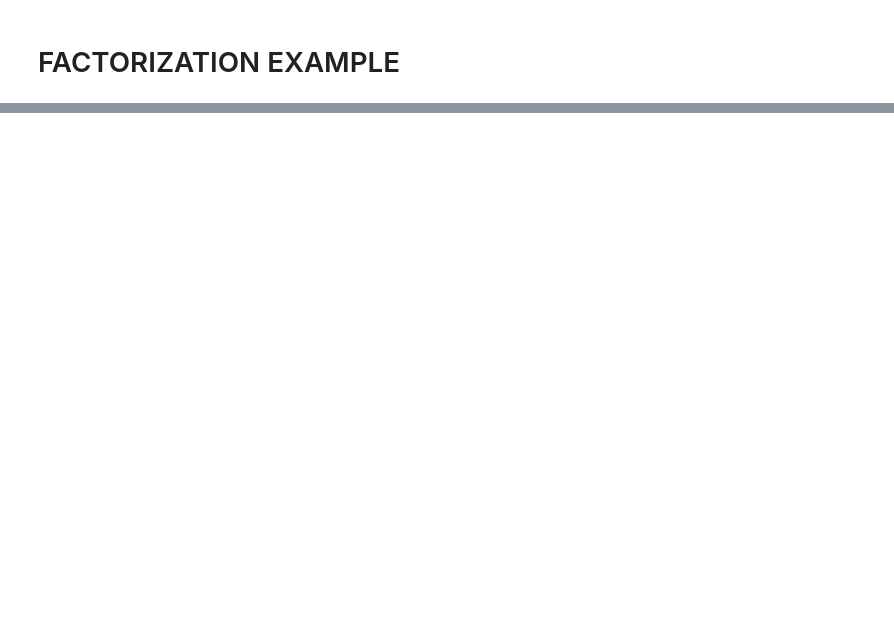
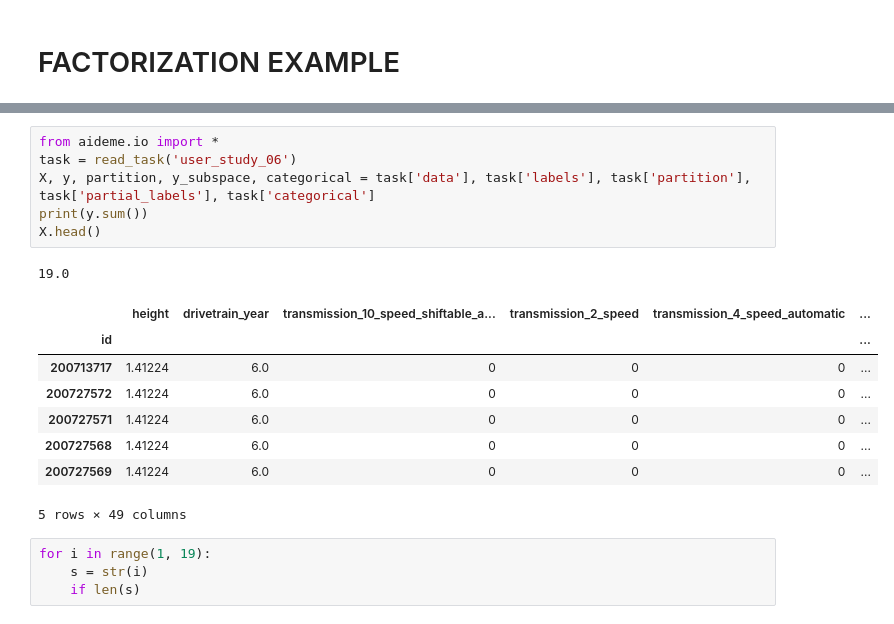
Before and after one commit to AIDEmeProject/PythonMiddleware, a Jupyter notebook: example.ipynb, the cells around one changed output, grey strips where cells are left out. Drawn from its saved outputs; the diff is of its cells as text; blank space fills up the shorter version.

```diff
--- a/example.ipynb
+++ b/example.ipynb
@@ -109,0 +141,20 @@ plot_fscore(metrics)
+# %%
+from aideme.io import *
+task = read_task('user_study_06')
+X, y, partition, y_subspace, categorical = task['data'], task['labels'], task['partition'], task['partial_labels'], task['categorical']
+print(y.sum())
+X.head()
+# %% [output]
+19.0
+|  | height | drivetrain_year | transmission_10_speed_shiftable_a... | transmission_2_speed | transmission_4_speed_automatic | ... |
+| id |  |  |  |  |  | ... |
+| 200713717 | 1.41224 | 6.0 | 0 | 0 | 0 | ... |
+| 200727572 | 1.41224 | 6.0 | 0 | 0 | 0 | ... |
+| 200727571 | 1.41224 | 6.0 | 0 | 0 | 0 | ... |
+| 200727568 | 1.41224 | 6.0 | 0 | 0 | 0 | ... |
+| 200727569 | 1.41224 | 6.0 | 0 | 0 | 0 | ... |
+5 rows × 49 columns
+# %%
+for i in range(1, 19):
+    s = str(i)
+    if len(s)
```
Also changed, not shown: parts of 5 cells of this notebook, 1 other file.
